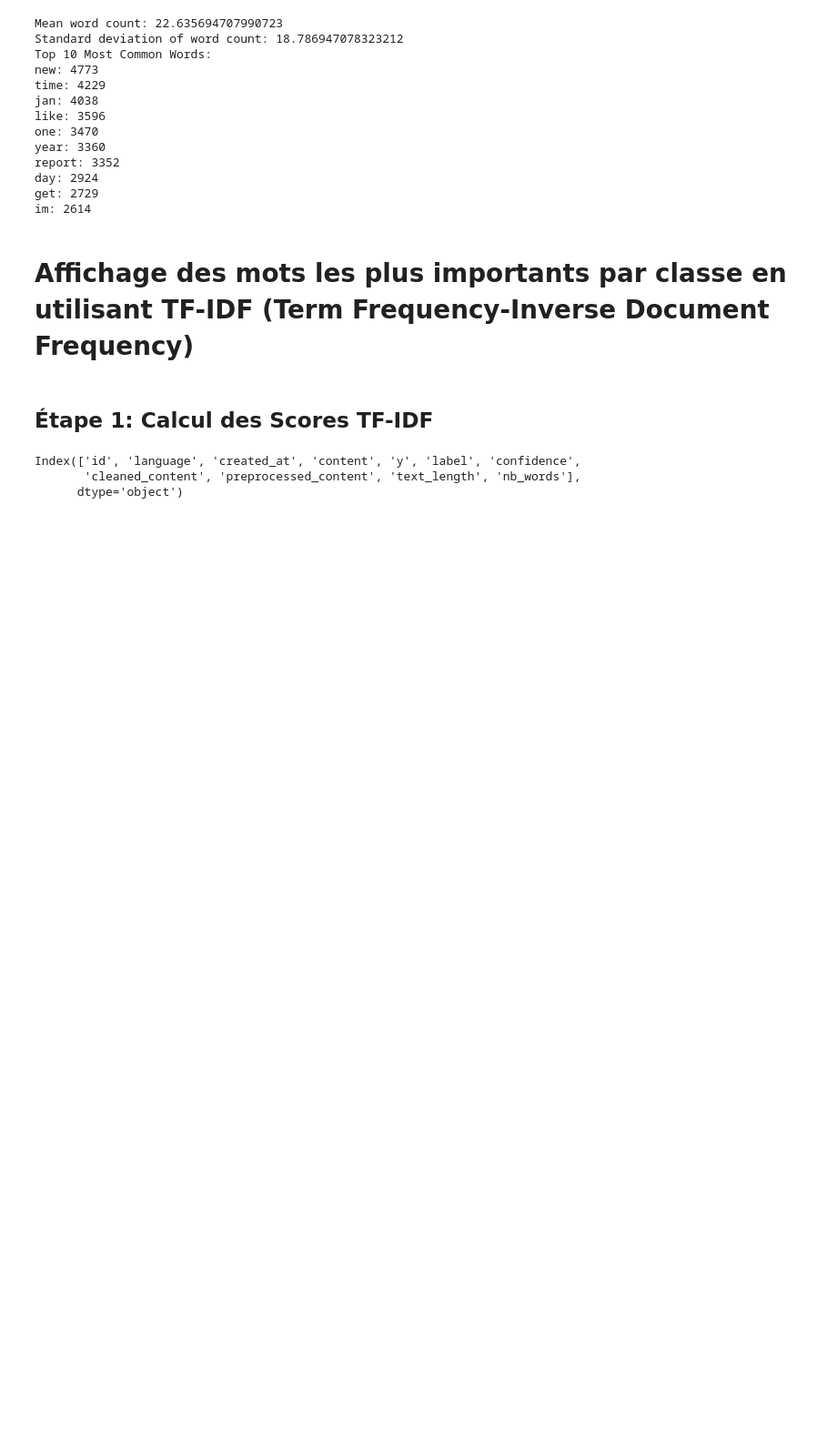
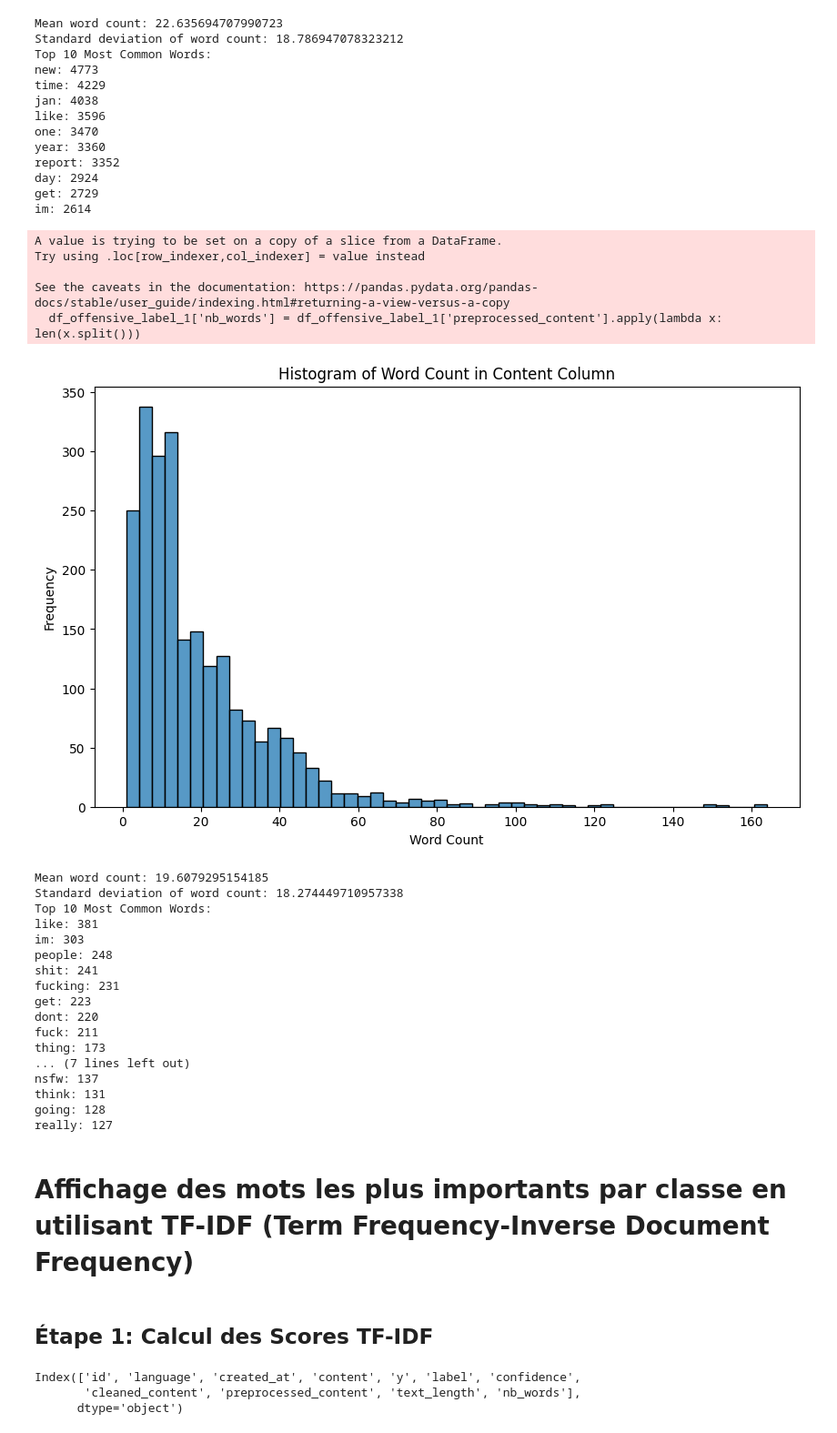
Before and after one commit to Allaa-boutaleb/Mastodon-Offensive-Speech-Detection, a Jupyter notebook: src/notebooks/EDA.ipynb, the cells around one changed output. Shown at 91% size. Cells and saved outputs as stored; diff of their text form; code cells hidden in the pictures; blank space fills up the shorter version.

```diff
--- a/src/notebooks/EDA.ipynb
+++ b/src/notebooks/EDA.ipynb
@@ -283,6 +321,61 @@ report: 3352
 day: 2924
 get: 2729
 im: 2614
+# %%
+# Convertir le contenu en chaînes de caractères
+#k_en_toots_labeled['content'] = k_en_toots_labeled['content'].astype(str)
+
+# Tokenizer le contenu et compter les mots
+df_offensive_label_1['nb_words'] = df_offensive_label_1['preprocessed_content'].apply(lambda x: len(x.split()))
+
+# Filtrer les textes qui ont 200 mots ou moins
+filtered_df = df_offensive_label_1[df_offensive_label_1['nb_words'] <= 200]
+
+# Histogramme de Word Count
+plt.figure(figsize=(10, 6))
+sns.histplot(filtered_df['nb_words'], bins=50)
+plt.title('Histogram of Word Count in Content Column')
+plt.xlabel('Word Count')
+plt.ylabel('Frequency')
+plt.show()
+
+# Calcule de la moyenne et de l'écart type du word count
+mean_word_count = filtered_df['nb_words'].mean()
+std_word_count = filtered_df['nb_words'].std()
+print(f"Mean word count: {mean_word_count}")
+print(f"Standard deviation of word count: {std_word_count}")
+
+# Trouver les 10 mots les plus communs
+all_words = ' '.join(filtered_df['preprocessed_content'].str.lower())
+words_frequency = Counter(all_words.split())
+common_words = words_frequency.most_common(20)
+print("Top 10 Most Common Words:")
+for word, freq in common_words:
+    print(f"{word}: {freq}")
+# %% [output]
+A value is trying to be set on a copy of a slice from a DataFrame.
+Try using .loc[row_indexer,col_indexer] = value instead
+
+See the caveats in the documentation: https://pandas.pydata.org/pandas-docs/stable/user_guide/indexing.html#returning-a-view-versus-a-copy
+  df_offensive_label_1['nb_words'] = df_offensive_label_1['preprocessed_content'].apply(lambda x: len(x.split()))
+[figure, added]
+Mean word count: 19.6079295154185
+Standard deviation of word count: 18.274449710957338
+Top 10 Most Common Words:
+like: 381
+im: 303
+people: 248
+shit: 241
+fucking: 231
+get: 223
+dont: 220
+fuck: 211
+thing: 173
+... (7 lines left out)
+nsfw: 137
+think: 131
+going: 128
+really: 127
 # %% [markdown]
 # Affichage des mots les plus importants par classe en utilisant TF-IDF (Term Frequency-Inverse Document Frequency)
 # %% [markdown]
```
Also changed, not shown: parts of 11 cells of this notebook, 2 other files.
